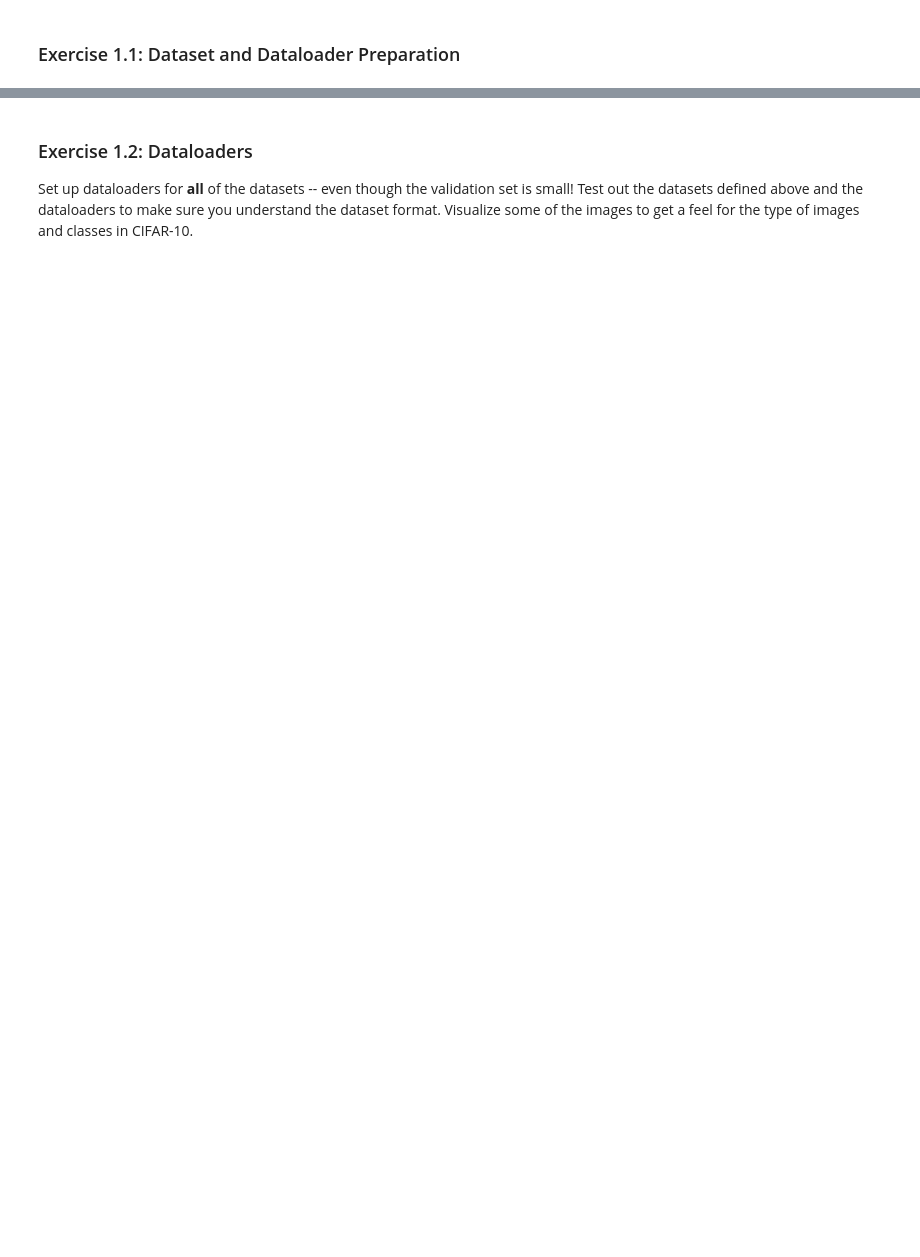
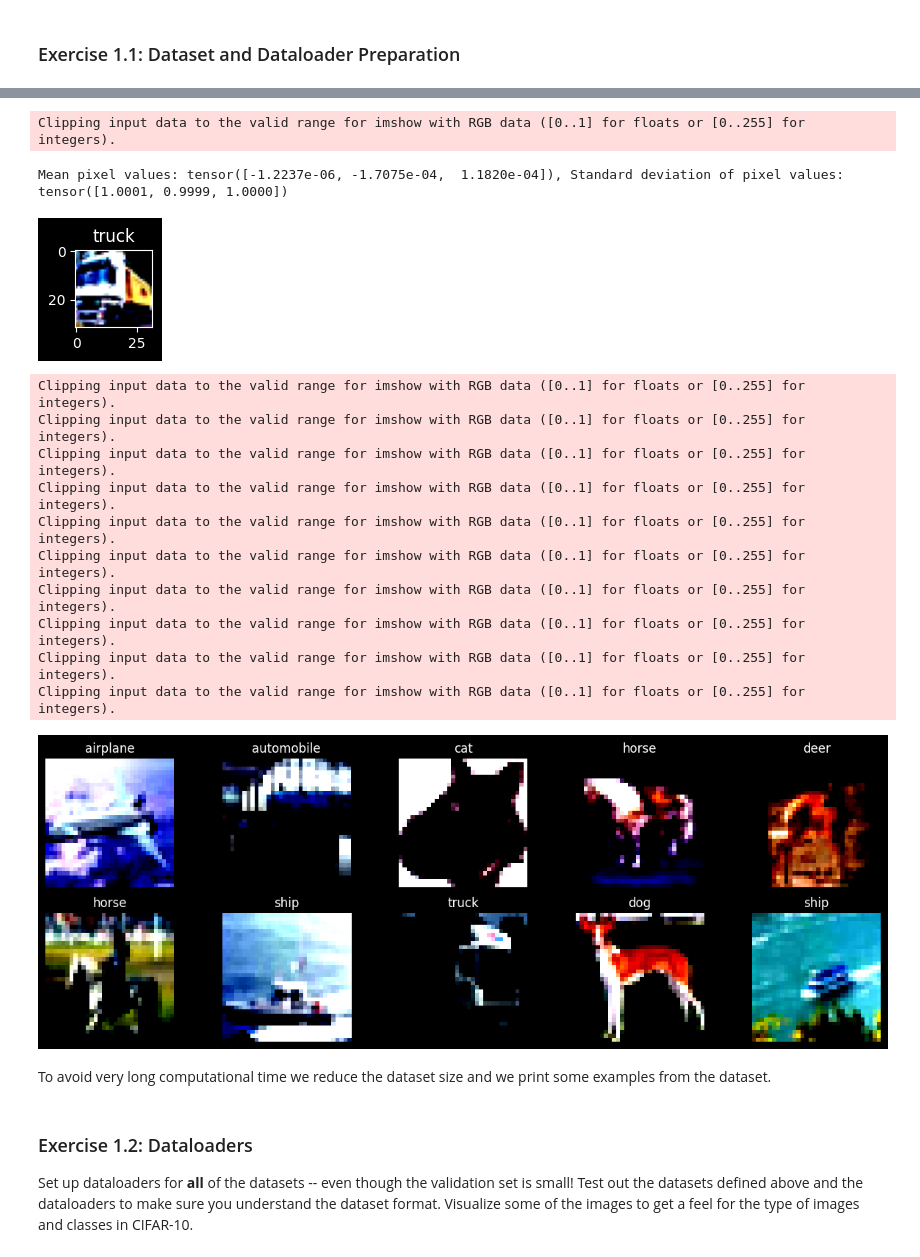
Before and after one commit to Pampaj7/FMLab, a Jupyter notebook: 5FML-Pampaloni-CNNs.ipynb, the cells around one changed output, grey strips where cells are left out. Saved outputs shown, nothing was run; the diff lists cells and outputs as text; code cells hidden in the pictures; blank space fills up the shorter version.

```diff
--- a/5FML-Pampaloni-CNNs.ipynb
+++ b/5FML-Pampaloni-CNNs.ipynb
@@ -40,8 +38,57 @@ The `torchvision` library provides a class (with the same interface as MNIST) fo
 # %%
+import random
+import matplotlib.pyplot as plt
+import torch
 from torchvision.datasets import CIFAR10
 import torchvision.transforms as transforms
 
-# Validation set size.
+# Set validation set size
 val_size = 2000
 
-# Your code here.
+# Define transformation pipeline
+transform = transforms.Compose([
+    transforms.ToTensor(),
+    transforms.Normalize([0.4914, 0.4822, 0.4465], [0.2470, 0.2435, 0.2616])
+])
+
+# Load CIFAR-10 datasets
+ds_train = CIFAR10('./data', train=True, download=True, transform=transform)
+ds_test = CIFAR10('./data', train=False, download=True, transform=transform)
+
+# Print an example element from the training dataset
+print(f'Dataset element:\n{ds_train[0]}')
+
+# Print the data type of the stored images in the training dataset
+print(f'ds_train.data dtype: {ds_train.data.dtype}')
+
+# Extract and analyze pixel statistics for normalization
+foo = ds_train[0][0]
+data = torch.stack([d[0] for d in ds_train])
+foo = data.permute(0, 2, 3, 1)
+meanpix = foo.flatten(0, 2).mean(0)
+stdpix = foo.flatten(0, 2).std(0)
+print(
+    f'Mean pixel values: {meanpix}, Standard deviation of pixel values: {stdpix}')
+
+# Display a sample image from the training dataset
+plt.figure(figsize=(1, 1))
+plt.title(ds_train.classes[ds_train[1][1]])
+image = ds_train[1][0].numpy().transpose((1, 2, 0))
+plt.imshow(image)
+plt.show()
+
+# Display a random selection of images from the training dataset
+num_images_to_display = 10
+random_indices = random.sample(range(len(ds_train)), num_images_to_display)
+
+plt.figure(figsize=(15, 5))
+
+for i, idx in enumerate(random_indices, 1):
+    plt.subplot(2, 5, i)
+    plt.title(ds_train.classes[ds_train[idx][1]])
+    image = ds_train[idx][0].numpy().transpose((1, 2, 0))
+    plt.imshow(image)
+    plt.axis('off')
+
+plt.show()
+# %% [output]
@@ -48,3 +112,19 @@ val_size = 2000
+Clipping input data to the valid range for imshow with RGB data ([0..1] for floats or [0..255] for integers).
+Mean pixel values: tensor([-1.2237e-06, -1.7075e-04,  1.1820e-04]), Standard deviation of pixel values: tensor([1.0001, 0.9999, 1.0000])
+[figure, added]
+Clipping input data to the valid range for imshow with RGB data ([0..1] for floats or [0..255] for integers).
+Clipping input data to the valid range for imshow with RGB data ([0..1] for floats or [0..255] for integers).
+Clipping input data to the valid range for imshow with RGB data ([0..1] for floats or [0..255] for integers).
+Clipping input data to the valid range for imshow with RGB data ([0..1] for floats or [0..255] for integers).
+Clipping input data to the valid range for imshow with RGB data ([0..1] for floats or [0..255] for integers).
+Clipping input data to the valid range for imshow with RGB data ([0..1] for floats or [0..255] for integers).
+Clipping input data to the valid range for imshow with RGB data ([0..1] for floats or [0..255] for integers).
+Clipping input data to the valid range for imshow with RGB data ([0..1] for floats or [0..255] for integers).
+Clipping input data to the valid range for imshow with RGB data ([0..1] for floats or [0..255] for integers).
+Clipping input data to the valid range for imshow with RGB data ([0..1] for floats or [0..255] for integers).
+[figure, added]
+# %% [markdown]
+To avoid very long computational time we reduce the dataset size and we print some examples from the dataset.
 # %% [markdown]
 ### Exercise 1.2: Dataloaders
 Set up dataloaders for **all** of the datasets -- even though the validation set is small! Test out the datasets defined above and the dataloaders to make sure you understand the dataset format. Visualize some of the images to get a feel for the type of images and classes in CIFAR-10.
```
Also changed, not shown: parts of 17 cells of this notebook, 1 other file.
